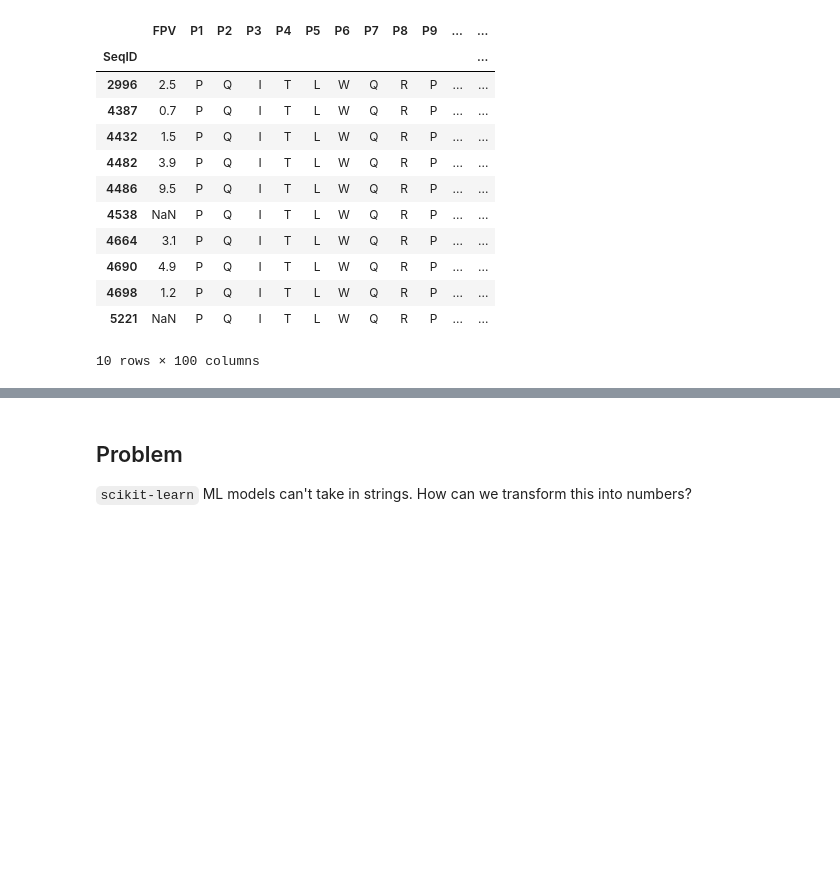
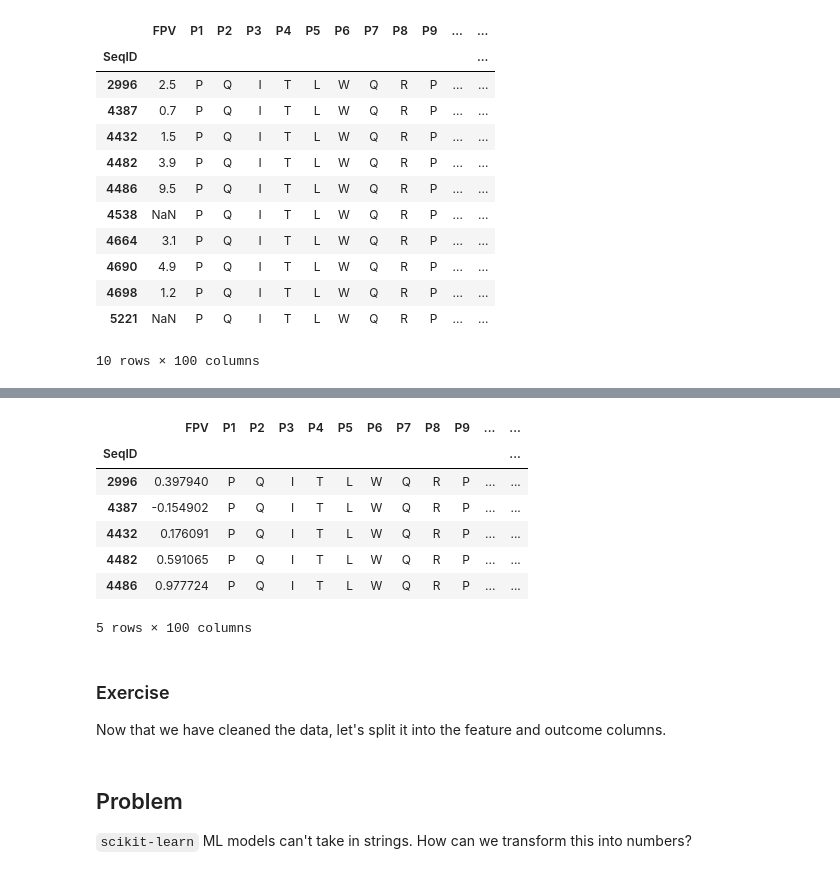
Before and after one commit to ericmjl/systems-microbiology-hiv, a Jupyter notebook: HIV Data Exploration.ipynb, the cells around one changed output, grey strips where cells are left out. Saved outputs shown, nothing was run; the diff lists cells and outputs as text; code cells hidden in the pictures; blank space fills up the shorter version.

```diff
--- a/HIV Data Exploration.ipynb
+++ b/HIV Data Exploration.ipynb
@@ -199,3 +230,26 @@ Let's try to write a function together that will
+# %%
+def log10_drug_data(drug_name):
+    # Comment out drug_name.
+    drug_data = one_drug_data(drug_name)
+    drug_data[drug_name] = drug_data[drug_name].apply(np.log10)
+
+    return drug_data
+
+fpv = log10_drug_data("FPV")
+fpv.head()
+# %% [output]
+|  | FPV | P1 | P2 | P3 | P4 | P5 | P6 | P7 | P8 | P9 | ... | ... |
+| SeqID |  |  |  |  |  |  |  |  |  |  |  | ... |
+| 2996 | 0.397940 | P | Q | I | T | L | W | Q | R | P | ... | ... |
+| 4387 | -0.154902 | P | Q | I | T | L | W | Q | R | P | ... | ... |
+| 4432 | 0.176091 | P | Q | I | T | L | W | Q | R | P | ... | ... |
+| 4482 | 0.591065 | P | Q | I | T | L | W | Q | R | P | ... | ... |
+| 4486 | 0.977724 | P | Q | I | T | L | W | Q | R | P | ... | ... |
+5 rows × 100 columns
+# %% [markdown]
+### Exercise
+
+Now that we have cleaned the data, let's split it into the feature and outcome columns.
 # %% [markdown]
 ## Problem
 
```
Also changed, not shown: parts of 10 cells of this notebook.
